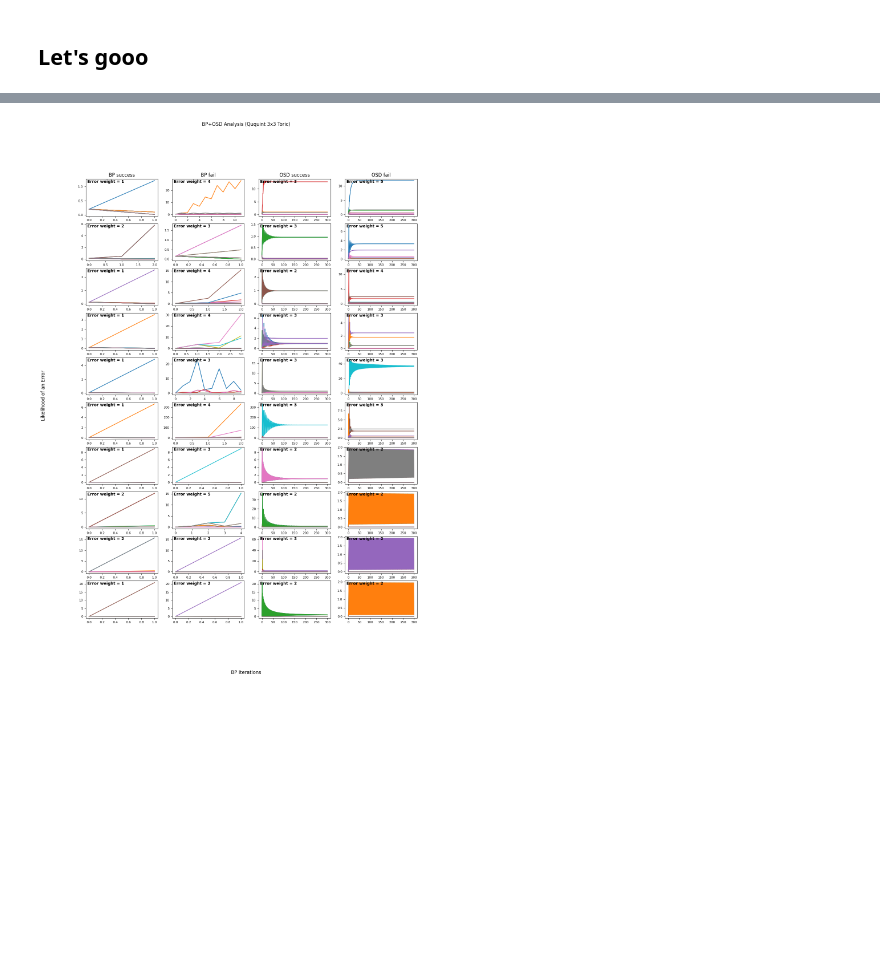
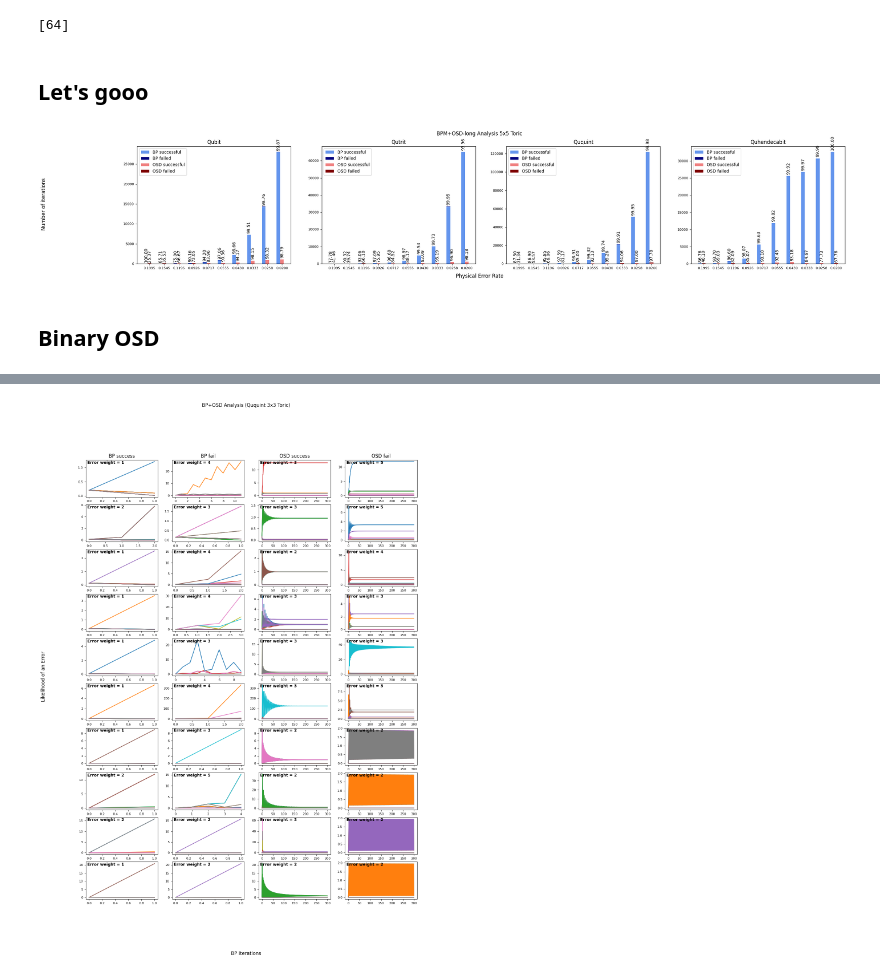
Before and after one commit to e-kneip/bbqudit, a Jupyter notebook: bbq/notebooks/metric.ipynb, the cells around one changed output, grey strips where cells are left out. Cells and saved outputs as stored; diff of their text form; code cells hidden in the pictures; blank space fills up the shorter version.

```diff
--- a/bbq/notebooks/metric.ipynb
+++ b/bbq/notebooks/metric.ipynb
@@ -1,3 +134,7 @@
+# %%
+results
+# %% [output]
+[64]
 # %% [markdown]
 ## Let's gooo
 # %%
@@ -7,0 +157,50 @@ import pickle
+# %%
+c = len(save_data_files)
+fig, axes = plt.subplots(nrows=1, ncols=c, figsize=(30, 5))
+
+for col in range(c):
+        save_data = save_data_files[col]
+        qec_code_name = save_data['qec_code_name']
+        num_failures = save_data['num_failures']
+        error_rates = save_data['error_rates']
+        results = np.array(save_data['results'])
+        only_bp = np.array(save_data['only_bp'])
+        bp_fail = np.array(save_data['bp_fail'])
+        osd_fail = np.array(save_data['osd_fail'])
+
+        ax = axes[col]
+
+        physical_error_rate = [f'{p:.4f}' for p in error_rates]
+        data = [[['BP successful', 'BP failed'], [only_bp - bp_fail, bp_fail]],
+                [['OSD successful', 'OSD failed'], [results - only_bp - osd_fail, osd_fail]]]
+
+        x = np.arange(10)
+        width = 0.25
+        multiplier = 0
+
+        offset = width * multiplier
+        rects = ax.bar(x + offset, only_bp - bp_fail, width, label='BP successful', color='cornflowerblue')
+        ax.bar(x + offset, bp_fail, width, bottom=only_bp - bp_fail, label='BP failed', color='navy')
+        ax.bar_label(rects, labels= [f'{(p*100):.2f}' for p in (only_bp - bp_fail) / only_bp], padding=3, rotation=90)
+
+        multiplier += 1
+        offset = width * multiplier
+        rects = ax.bar(x + offset, results - only_bp - osd_fail, width, label='OSD successful', color='lightcoral')
+        ax.bar(x + offset, osd_fail, width, bottom=results - only_bp - osd_fail, label='OSD failed', color='maroon')
+        ax.bar_label(rects, labels= [f'{(p*100):.2f}' for p in (results - only_bp - osd_fail) / (results - only_bp)], padding=3, rotation=90)
+
+        ax.set_title(qec_code_name)
+        ax.set_xticks(x + width, physical_error_rate)
+        ax.legend(loc='upper left')
+
+        ax.tick_params(labelsize=8)
+
+fig.supxlabel('Physical Error Rate')
+fig.supylabel('Number of iterations')
+fig.suptitle('BPM+OSD-long Analysis 5x5 Toric')
+
+plt.show();
+# %% [output]
+[figure, added]
+# %% [markdown]
+## Binary OSD
```
Also changed, not shown: parts of 16 cells of this notebook, 4 other files.
